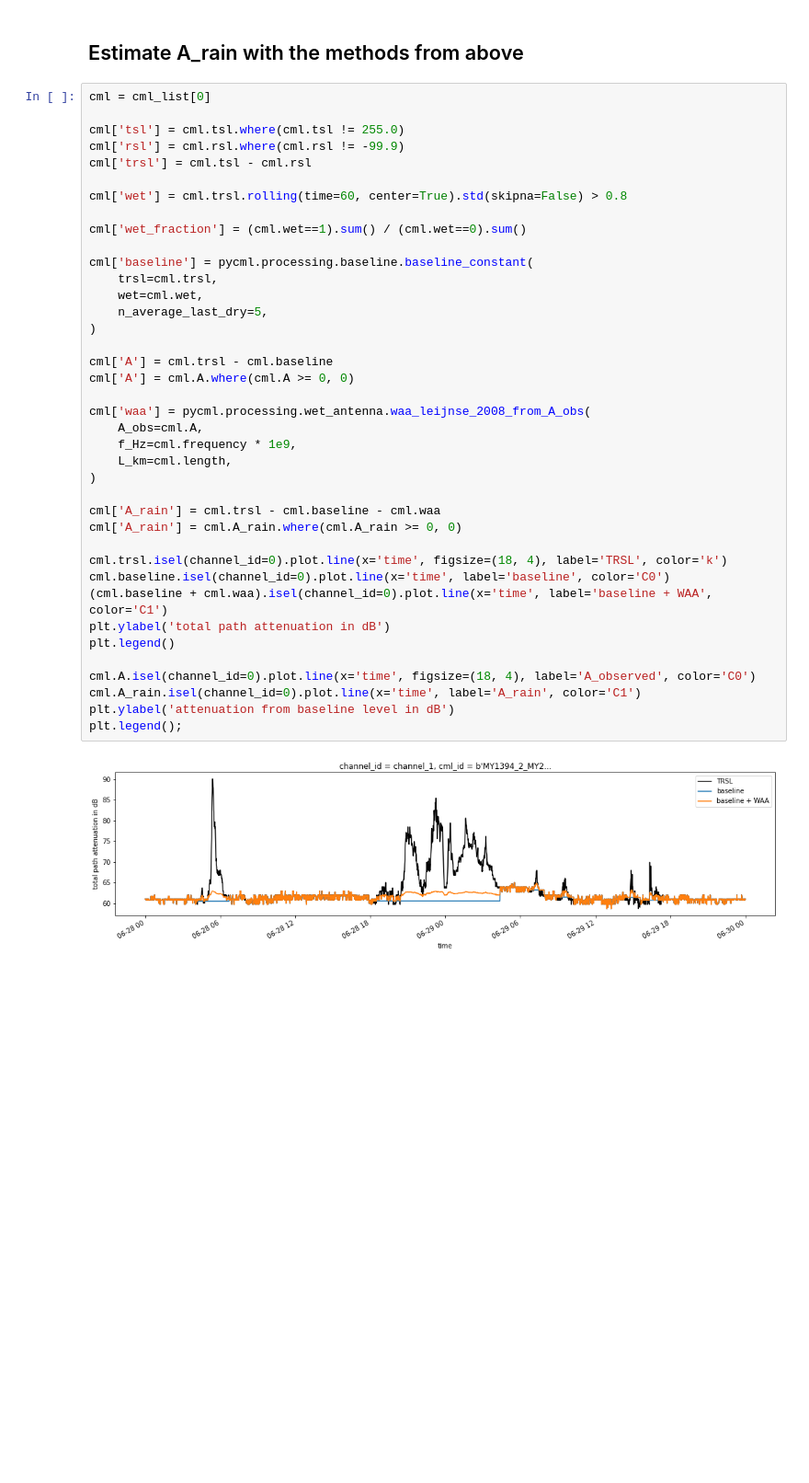
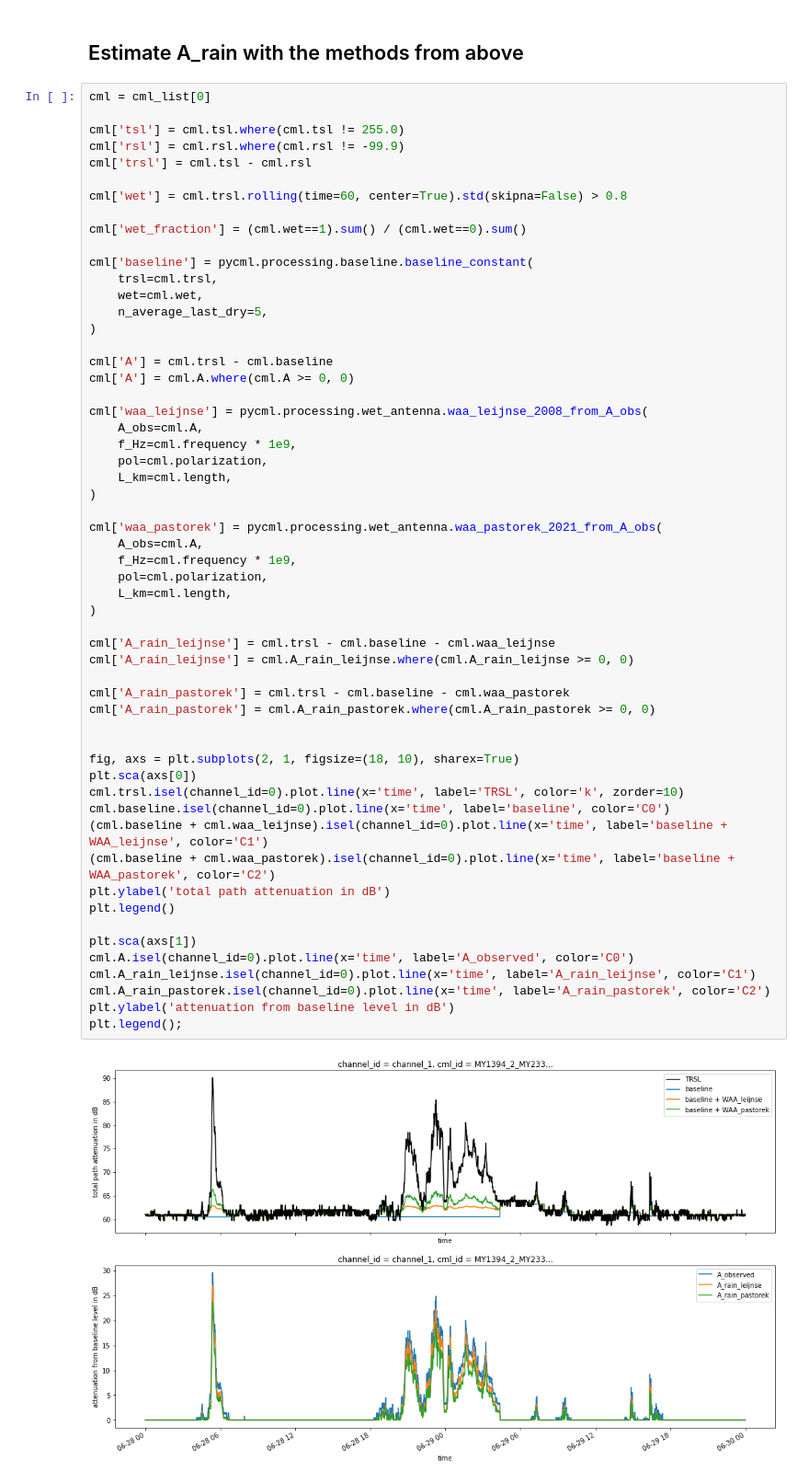
Before and after one commit to pycomlink/pycomlink, a Jupyter notebook: notebooks/Wet antenna attenuation.ipynb, the cells around one changed output. Shown at 92% size. Drawn from its saved outputs; the diff is of its cells as text; blank space fills up the shorter version.

```diff
--- a/notebooks/Wet antenna attenuation.ipynb
+++ b/notebooks/Wet antenna attenuation.ipynb
@@ -156,38 +182,55 @@ cml = cml_list[0]
 cml['tsl'] = cml.tsl.where(cml.tsl != 255.0)
 cml['rsl'] = cml.rsl.where(cml.rsl != -99.9)
 cml['trsl'] = cml.tsl - cml.rsl
 
 cml['wet'] = cml.trsl.rolling(time=60, center=True).std(skipna=False) > 0.8
 
 cml['wet_fraction'] = (cml.wet==1).sum() / (cml.wet==0).sum()
 
 cml['baseline'] = pycml.processing.baseline.baseline_constant(
     trsl=cml.trsl,
     wet=cml.wet,
     n_average_last_dry=5,
 )
 
 cml['A'] = cml.trsl - cml.baseline
 cml['A'] = cml.A.where(cml.A >= 0, 0)
 
-cml['waa'] = pycml.processing.wet_antenna.waa_leijnse_2008_from_A_obs(
+cml['waa_leijnse'] = pycml.processing.wet_antenna.waa_leijnse_2008_from_A_obs(
     A_obs=cml.A,
     f_Hz=cml.frequency * 1e9,
+    pol=cml.polarization,
     L_km=cml.length,
 )
 
-cml['A_rain'] = cml.trsl - cml.baseline - cml.waa
-cml['A_rain'] = cml.A_rain.where(cml.A_rain >= 0, 0)
+cml['waa_pastorek'] = pycml.processing.wet_antenna.waa_pastorek_2021_from_A_obs(
+    A_obs=cml.A,
+    f_Hz=cml.frequency * 1e9,
+    pol=cml.polarization,
+    L_km=cml.length,
+)
 
-cml.trsl.isel(channel_id=0).plot.line(x='time', figsize=(18, 4), label='TRSL', color='k')
+cml['A_rain_leijnse'] = cml.trsl - cml.baseline - cml.waa_leijnse
+cml['A_rain_leijnse'] = cml.A_rain_leijnse.where(cml.A_rain_leijnse >= 0, 0)
+
+cml['A_rain_pastorek'] = cml.trsl - cml.baseline - cml.waa_pastorek
+cml['A_rain_pastorek'] = cml.A_rain_pastorek.where(cml.A_rain_pastorek >= 0, 0)
+
+
+fig, axs = plt.subplots(2, 1, figsize=(18, 10), sharex=True)
+plt.sca(axs[0])
+cml.trsl.isel(channel_id=0).plot.line(x='time', label='TRSL', color='k', zorder=10)
 cml.baseline.isel(channel_id=0).plot.line(x='time', label='baseline', color='C0')
-(cml.baseline + cml.waa).isel(channel_id=0).plot.line(x='time', label='baseline + WAA', color='C1')
+(cml.baseline + cml.waa_leijnse).isel(channel_id=0).plot.line(x='time', label='baseline + WAA_leijnse', color='C1')
+(cml.baseline + cml.waa_pastorek).isel(channel_id=0).plot.line(x='time', label='baseline + WAA_pastorek', color='C2')
 plt.ylabel('total path attenuation in dB')
 plt.legend()
 
-cml.A.isel(channel_id=0).plot.line(x='time', figsize=(18, 4), label='A_observed', color='C0')
-cml.A_rain.isel(channel_id=0).plot.line(x='time', label='A_rain', color='C1')
+plt.sca(axs[1])
+cml.A.isel(channel_id=0).plot.line(x='time', label='A_observed', color='C0')
+cml.A_rain_leijnse.isel(channel_id=0).plot.line(x='time', label='A_rain_leijnse', color='C1')
+cml.A_rain_pastorek.isel(channel_id=0).plot.line(x='time', label='A_rain_pastorek', color='C2')
 plt.ylabel('attenuation from baseline level in dB')
 plt.legend();
 # %% [output]
-[figure, old version]
+[figure, new version]
```
Also changed, not shown: parts of 21 cells of this notebook, 2 other files.
